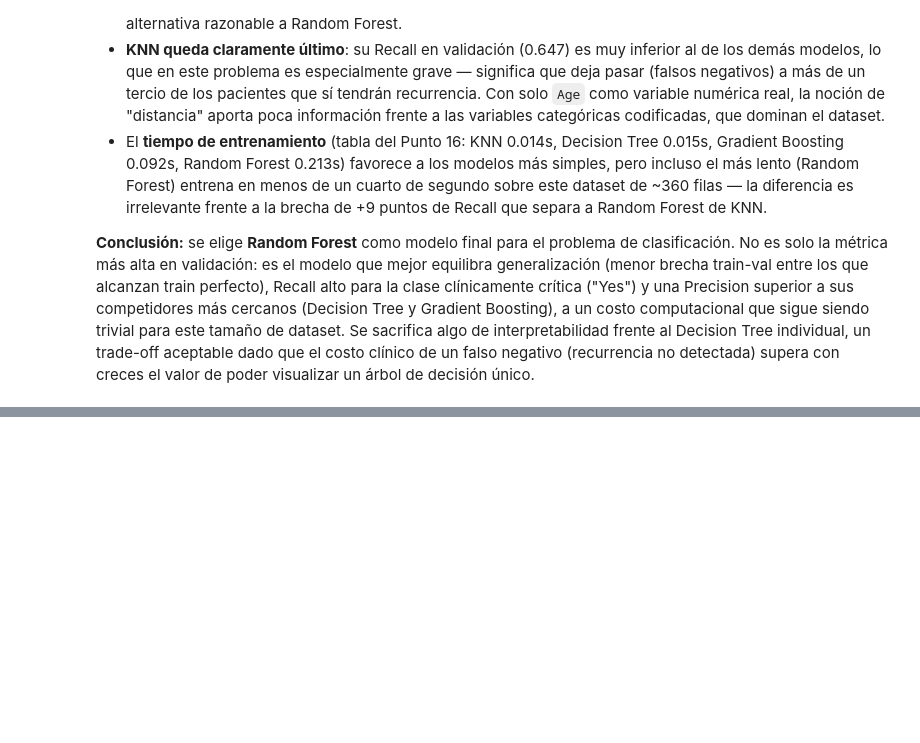
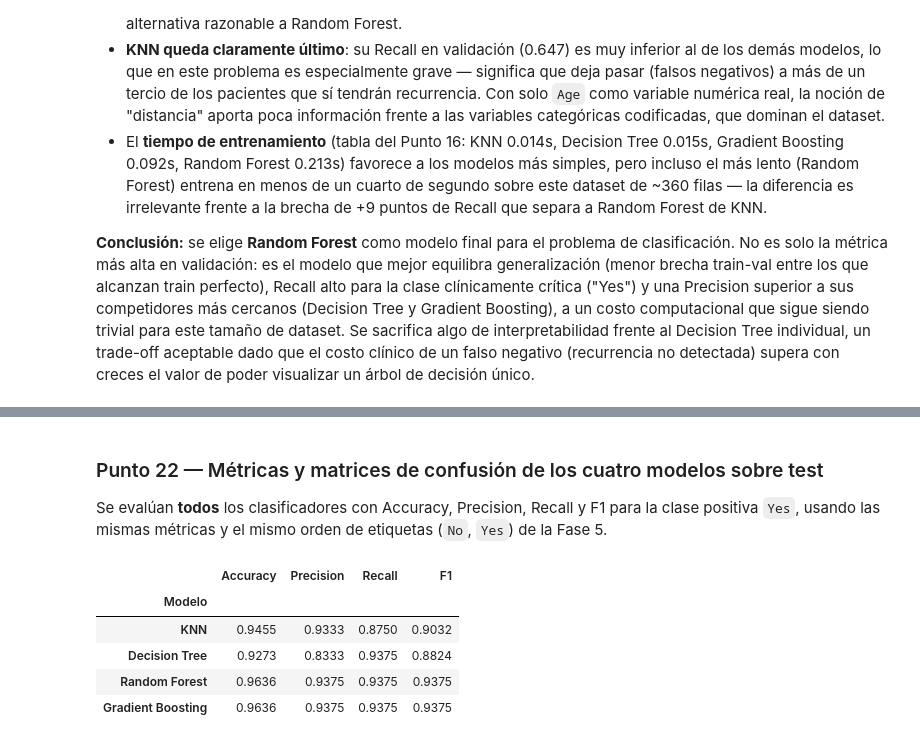
Before and after one commit to NathaliaValentinaCardozaAzuaje/ML-Workshop2, a Jupyter notebook: thyroid_workshop2.ipynb, the cells around one changed output, grey strips where cells are left out. Cells and saved outputs as stored; diff of their text form; code cells hidden in the pictures; blank space fills up the shorter version.

Commit message:
Punto 6 Terminado

```diff
--- a/thyroid_workshop2.ipynb
+++ b/thyroid_workshop2.ipynb
@@ -513,0 +518,39 @@ Con base en la tabla comparativa real (Punto 20) y las matrices de confusión:
+# %% [markdown]
+### Punto 22 — Métricas y matrices de confusión de los cuatro modelos sobre test
+
+Se evalúan **todos** los clasificadores con Accuracy, Precision, Recall y F1 para la clase positiva `Yes`, usando las mismas métricas y el mismo orden de etiquetas (`No`, `Yes`) de la Fase 5.
+# %%
+test_preds = {
+    name: pipe.predict(X_test)
+    for name, pipe in trained_pipelines.items()
+}
+
+test_metric_rows = []
+for name, preds in test_preds.items():
+    test_metric_rows.append({
+        "Modelo": name,
+        "Accuracy": accuracy_score(y_test, preds),
+        "Precision": precision_score(
+            y_test, preds, pos_label=POS_LABEL, zero_division=0
+        ),
+        "Recall": recall_score(
+            y_test, preds, pos_label=POS_LABEL, zero_division=0
+        ),
+        "F1": f1_score(
+            y_test, preds, pos_label=POS_LABEL, zero_division=0
+        ),
+    })
+
+test_metrics_df = (
+    pd.DataFrame(test_metric_rows)
+      .set_index("Modelo")
+      .loc[list(trained_pipelines)]
+)
+display(test_metrics_df.round(4))
+# %% [output]
+|  | Accuracy | Precision | Recall | F1 |
+| Modelo |  |  |  |  |
+| KNN | 0.9455 | 0.9333 | 0.8750 | 0.9032 |
+| Decision Tree | 0.9273 | 0.8333 | 0.9375 | 0.8824 |
+| Random Forest | 0.9636 | 0.9375 | 0.9375 | 0.9375 |
+| Gradient Boosting | 0.9636 | 0.9375 | 0.9375 | 0.9375 |
```
Also changed, not shown: parts of 7 cells of this notebook, 1 other file.
